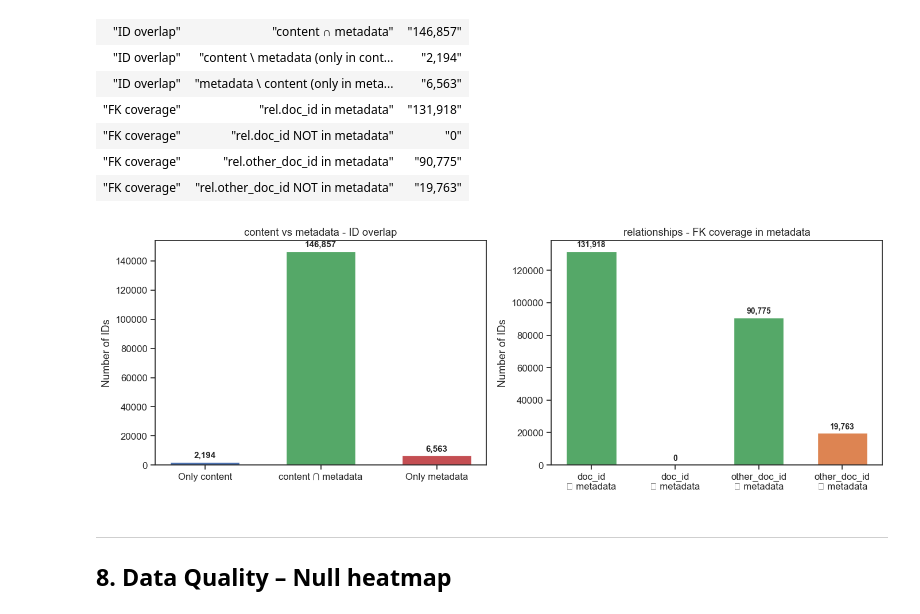
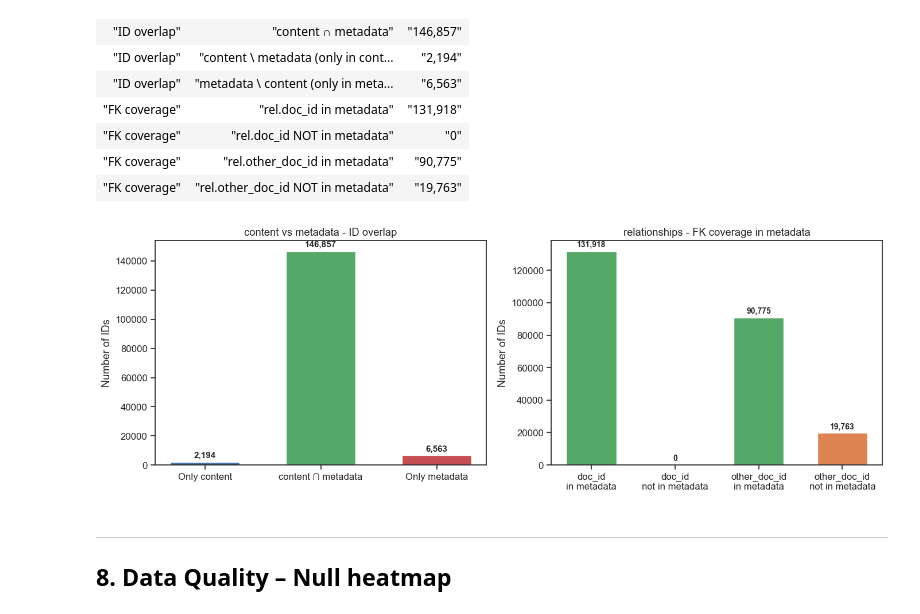
Before and after one commit to ductai05/VietLegalGraphRAG, a Jupyter notebook: pipeline/02_eda/eda.ipynb, the cells around one changed output. Saved outputs shown, nothing was run; the diff lists cells and outputs as text; code cells hidden in the pictures.

```diff
--- a/pipeline/02_eda/eda.ipynb
+++ b/pipeline/02_eda/eda.ipynb
@@ -113,7 +113,14 @@ matplotlib.rcParams["font.family"] = "sans-serif"
 matplotlib.rcParams["font.sans-serif"] = ["Arial", "Helvetica", "DejaVu Sans"]
 sns.set_theme(style="ticks", palette="muted", font_scale=1.1)
 
-BASE = "."
+# Resolve project root (2 levels up from pipeline/02_eda/)
+# Works as .py script (__file__ exists) and as .ipynb (falls back to cwd)
+try:
+    _THIS_DIR = os.path.dirname(os.path.abspath(__file__))
+except NameError:
+    _THIS_DIR = os.getcwd()
+_PROJECT_ROOT = os.path.dirname(os.path.dirname(_THIS_DIR))
+BASE = os.path.join(_PROJECT_ROOT, "data", "raw", "vietnamese-legal-documents")
 FILES = {
     "data/content":       os.path.join(BASE, "data", "content.parquet"),
     "data/metadata":      os.path.join(BASE, "data", "metadata.parquet"),
@@ -892,35 +932,35 @@ shape: (11, 3)
 # %%
 # === Cell 18: Biểu đồ Venn-like – ID coverage ===
 fig, axes = plt.subplots(1, 2, figsize=(14, 5))
 
 # Content vs Metadata
 labels1 = ["Only content", "content \u2229 metadata", "Only metadata"]
 vals1 = [cov["content_not_in_metadata"], cov["content_in_metadata"], cov["metadata_not_in_content"]]
 colors1 = ["#4C72B0", "#55A868", "#C44E52"]
 bars1 = axes[0].bar(labels1, vals1, color=colors1, edgecolor="white", width=0.6)
 axes[0].set_title("content vs metadata - ID overlap")
 axes[0].set_ylabel("Number of IDs")
 for bar, v in zip(bars1, vals1):
     axes[0].text(bar.get_x() + bar.get_width()/2, v + max(vals1)*0.02,
                  f"{v:,}", ha="center", fontsize=11, fontweight="bold")
 
 # Relationships coverage
-labels2 = ["doc_id\n∈ metadata", "doc_id\n∉ metadata",
-           "other_doc_id\n∈ metadata", "other_doc_id\n∉ metadata"]
+labels2 = ["doc_id\nin metadata", "doc_id\nnot in metadata",
+           "other_doc_id\nin metadata", "other_doc_id\nnot in metadata"]
 vals2 = [cov["rel_src_in_metadata"], cov["rel_src_not_in_metadata"],
          cov["rel_tgt_in_metadata"], cov["rel_tgt_not_in_metadata"]]
 colors2 = ["#55A868", "#DD8452", "#55A868", "#DD8452"]
 bars2 = axes[1].bar(labels2, vals2, color=colors2, edgecolor="white", width=0.6)
 axes[1].set_title("relationships - FK coverage in metadata")
 axes[1].set_ylabel("Number of IDs")
 for bar, v in zip(bars2, vals2):
     axes[1].text(bar.get_x() + bar.get_width()/2, v + max(vals2)*0.02,
                  f"{v:,}", ha="center", fontsize=10, fontweight="bold")
 
 plt.tight_layout()
 plt.show()
 # %% [output]
-[figure, old version]
+[figure, new version]
 # %% [markdown]
 ---
 ## 8. Data Quality – Null heatmap
```
Also changed, not shown: parts of 8 cells of this notebook, 1 other file.
